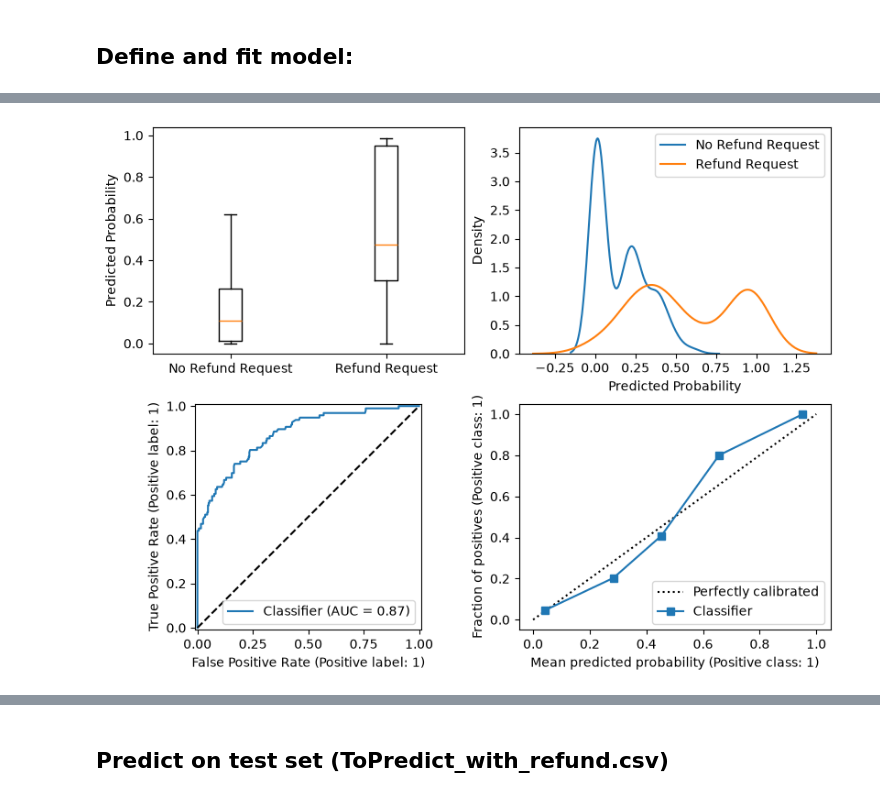
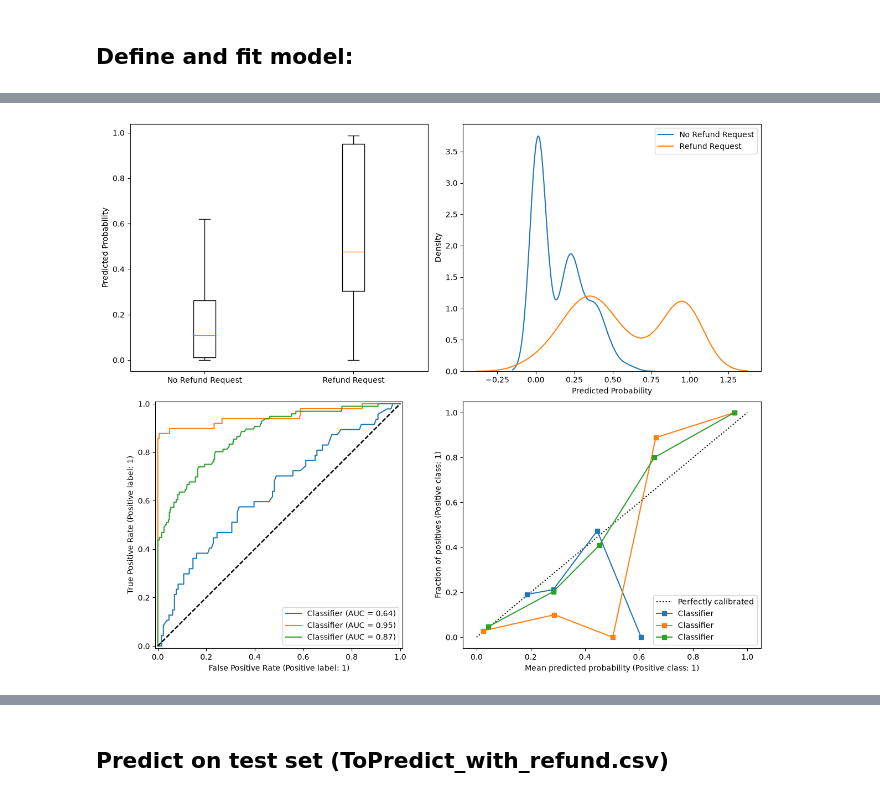
Before and after one commit to oschaines/uom-DATA70121-coursework, a Jupyter notebook: q4_regression_final_model.ipynb, the cells around one changed output, grey strips where cells are left out. Drawn from its saved outputs; the diff is of its cells as text; code cells hidden in the pictures.

```diff
--- a/q4_regression_final_model.ipynb
+++ b/q4_regression_final_model.ipynb
@@ -59,22 +59,29 @@ def train_val_test_split(df, split=[0.9, 1]):
     train_index, val_index, test_index = index[:cutoff[0]], index[cutoff[0]:cutoff[1]], index[cutoff[1]:]
     return df.loc[train_index], df.loc[val_index], df.loc[test_index]
 
-def plot_model_summary(y, predictions, labels=["No Refund Request", "Refund Request"]):
-    fig, axs = plt.subplots(2,2, figsize=(8,6), layout="constrained")
+def plot_model_summary(df, predictions, labels=["No Refund Request", "Refund Request"]):
+    y = df["Refund.Request"]
+
+    fig, axs = plt.subplots(2,2, figsize=(12,10), layout="constrained")
     axs[0,0].boxplot([predictions[y==0], predictions[y==1]], tick_labels=labels)
     axs[0,0].set_ylabel("Predicted Probability")
 
     sns.kdeplot(predictions[y==0], label=labels[0], ax=axs[0,1])
     sns.kdeplot(predictions[y==1], label=labels[1], ax=axs[0,1])
+    axs[0,1].set_xlabel("Predicted Probability")
     axs[0,1].legend()
-    axs[0,1].set_xlabel("Predicted Probability")
+
+    mask_cancelled = df["Journey.Status"]=="Cancelled"
+    mask_delayed = df["Journey.Status"]=="Delayed"
+    mask_ontime = df["Journey.Status"]=="On Time"
 
     from sklearn.metrics import RocCurveDisplay
-    RocCurveDisplay.from_predictions(y, predictions, ax=axs[1,0])
-    axs[1,0].plot([0, 1], [0, 1], "k--")  # random-ranking baseline
+    from sklearn.calibration import CalibrationDisplay
+    for mask in [mask_cancelled, mask_delayed, mask_cancelled|mask_delayed]:
+        RocCurveDisplay.from_predictions(y[mask], predictions[mask], ax=axs[1,0])
+        axs[1,0].plot([0, 1], [0, 1], "k--")
 
-    from sklearn.calibration import CalibrationDisplay
-    CalibrationDisplay.from_predictions(y, predictions, ax=axs[1,1])
+        CalibrationDisplay.from_predictions(y[mask], predictions[mask], ax=axs[1,1])
     plt.show()
 # %%
 df = build_df("MavenRail.csv")
@@ -93,7 +100,7 @@ predictions = model.predict(df_val)
 
 print(model.summary())
 model.save("logreg_status_interaction.pkl")
-plot_model_summary(df_val["Refund.Request"], predictions)
+plot_model_summary(df_val, predictions)
 # %% [output]
 Optimization terminated successfully.
          Current function value: 0.360744
@@ -108,8 +115,8 @@ Time:                         02:50:05   Log-Likelihood:                -1337.6
 converged:                        True   LL-Null:                       -2160.6
 Covariance Type:             nonrobust   LLR p-value:                     0.000
 ... (23 lines left out)
 Q("Journey.Len")                                                     -0.0049      0.003     -1.793      0.073      -0.010       0.000
 Q("Journey.Status")[T.Delayed]:Q("Journey.Len")                       0.0076      0.005      1.644      0.100      -0.001       0.017
 Q("DelayRatio")                                                      -1.7712      0.345     -5.136      0.000      -2.447      -1.095
 =====================================================================================================================================
-[figure, old version]
+[figure, new version]
```
Also changed, not shown: parts of 3 cells of this notebook, 2 other files.
